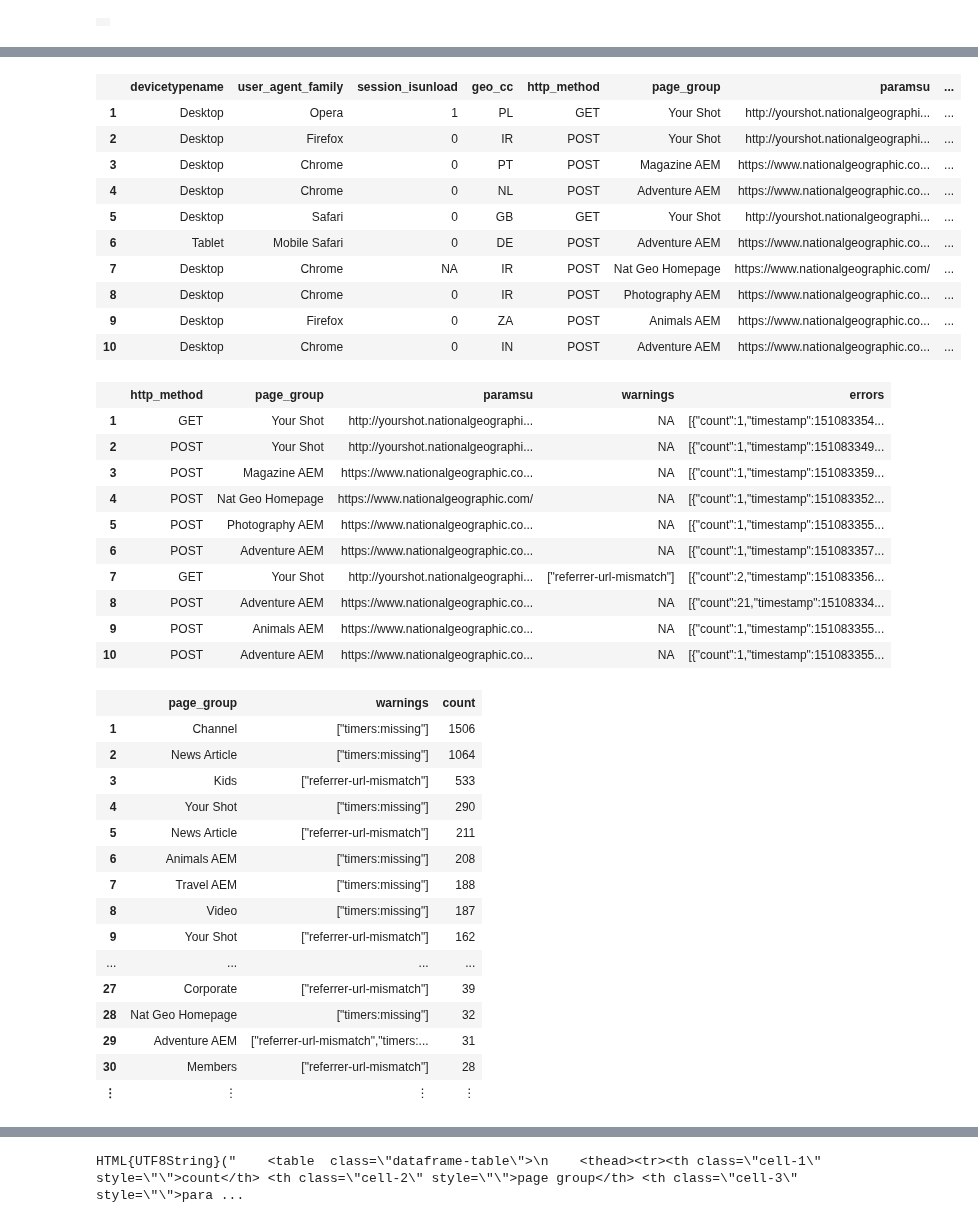
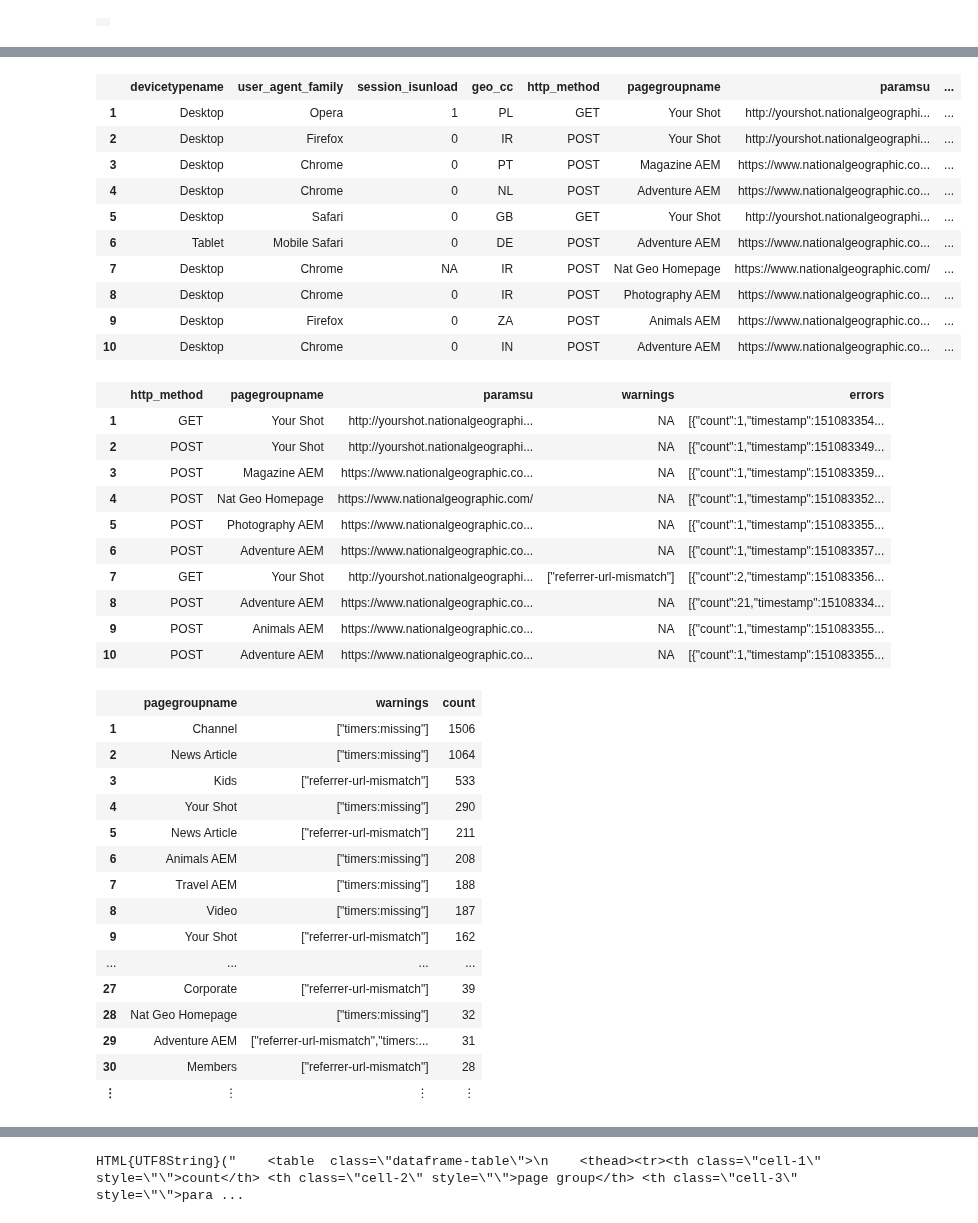
Before and after one commit to ChrisDavisNGP/NGP-DSWB, a Jupyter notebook: Work Area/Classify JS Errors/Classify_JS_Errors.ipynb, the cells around one changed output, grey strips where cells are left out. Drawn from its saved outputs; the diff is of its cells as text; code cells hidden in the pictures.

Commit message:
page_group vs pagegroupname

```diff
--- a/Work Area/Classify JS Errors/Classify_JS_Errors.ipynb
+++ b/Work Area/Classify JS Errors/Classify_JS_Errors.ipynb
@@ -158,13 +158,13 @@ errors
 # %%
 select("""\
     select
-devicetypename,user_agent_family,session_isunload,geo_cc,http_method,page_group,paramsu,sessionId,
+devicetypename,user_agent_family,session_isunload,geo_cc,http_method,pagegroupname,paramsu,sessionId,
 warnings,errors
     from $(UP.btView)
     limit $(UP.limitQueryRows)
 """)
 # %% [output]
-|  | devicetypename | user_agent_family | session_isunload | geo_cc | http_method | page_group | paramsu | ... |
+|  | devicetypename | user_agent_family | session_isunload | geo_cc | http_method | pagegroupname | paramsu | ... |
 | 1 | Desktop | Opera | 1 | PL | GET | Your Shot | http://yourshot.nationalgeographi... | ... |
 | 2 | Desktop | Firefox | 0 | IR | POST | Your Shot | http://yourshot.nationalgeographi... | ... |
 | 3 | Desktop | Chrome | 0 | PT | POST | Magazine AEM | https://www.nationalgeographic.co... | ... |
@@ -178,12 +178,12 @@ warnings,errors
 # %%
 select("""\
     select
-http_method,page_group,paramsu,warnings,errors
+http_method,pagegroupname,paramsu,warnings,errors
     from $(UP.btView)
     limit $(UP.limitQueryRows)
 """)
 # %% [output]
-|  | http_method | page_group | paramsu | warnings | errors |
+|  | http_method | pagegroupname | paramsu | warnings | errors |
 | 1 | GET | Your Shot | http://yourshot.nationalgeographi... | NA | [{"count":1,"timestamp":151083354... |
 | 2 | POST | Your Shot | http://yourshot.nationalgeographi... | NA | [{"count":1,"timestamp":151083349... |
 | 3 | POST | Magazine AEM | https://www.nationalgeographic.co... | NA | [{"count":1,"timestamp":151083359... |
@@ -197,14 +197,14 @@ http_method,page_group,paramsu,warnings,errors
 # %%
 select("""\
     select
-    page_group,warnings,count(*)
+    pagegroupname,warnings,count(*)
     from $(UP.btView)
 where warnings is not null
-group by page_group,warnings
+group by pagegroupname,warnings
 order by count(*) desc
 """)
 # %% [output]
-|  | page_group | warnings | count |
+|  | pagegroupname | warnings | count |
 | 1 | Channel | ["timers:missing"] | 1506 |
 | 2 | News Article | ["timers:missing"] | 1064 |
 | 3 | Kids | ["referrer-url-mismatch"] | 533 |
```
Also changed, not shown: parts of 6 cells of this notebook, 17 other files.
